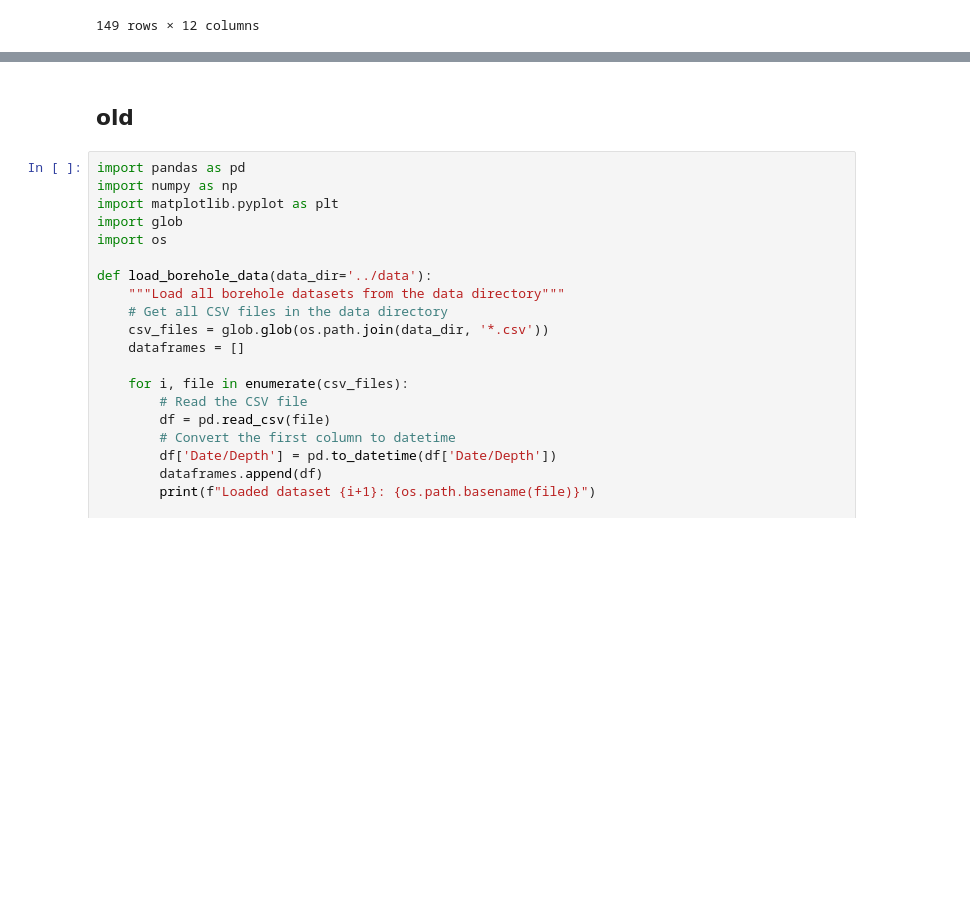
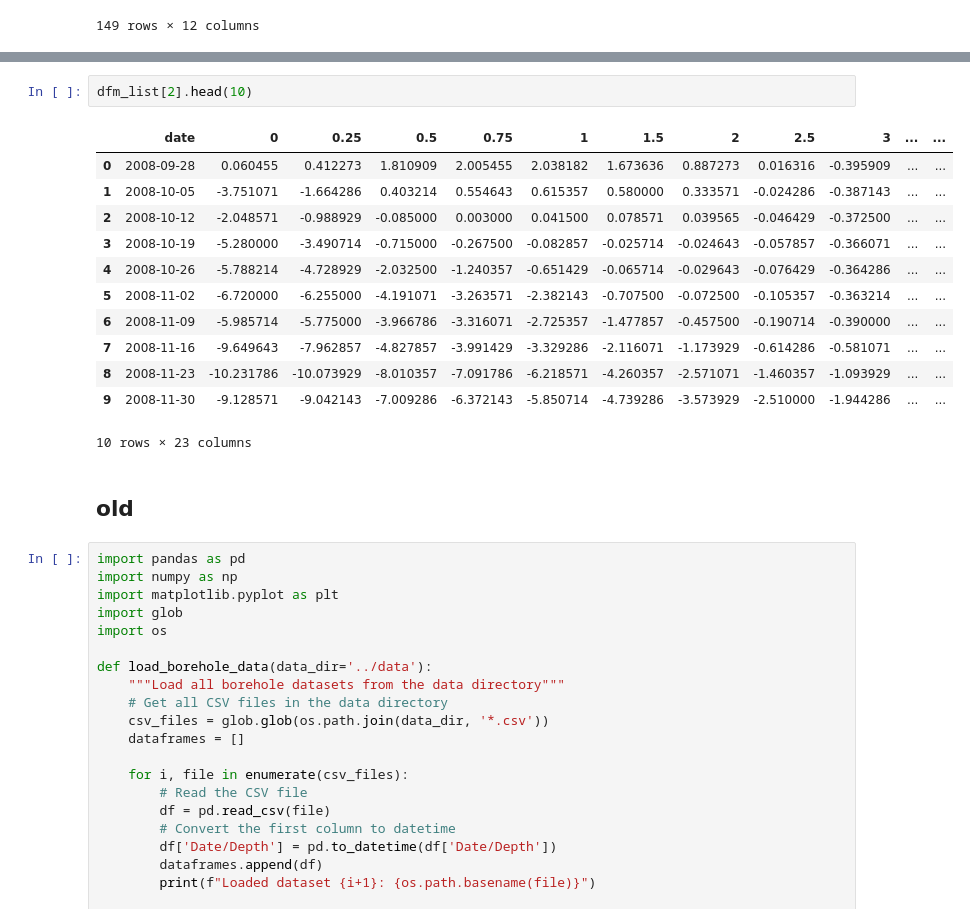
Before and after one commit to saha-raj/svalbard, a Jupyter notebook: python/eda-1.ipynb, the cells around one changed output, grey strips where cells are left out. Cells and saved outputs as stored; diff of their text form; blank space fills up the shorter version.

```diff
--- a/python/eda-1.ipynb
+++ b/python/eda-1.ipynb
@@ -887,3 +952,18 @@ Saved dataframe 5 to ../assets/data/svalbard_borehole_data_weekly_5.csv
+# %%
+dfm_list[2].head(10)
+# %% [output]
+|  | date | 0 | 0.25 | 0.5 | 0.75 | 1 | 1.5 | 2 | 2.5 | 3 | ... | ... |
+| 0 | 2008-09-28 | 0.060455 | 0.412273 | 1.810909 | 2.005455 | 2.038182 | 1.673636 | 0.887273 | 0.016316 | -0.395909 | ... | ... |
+| 1 | 2008-10-05 | -3.751071 | -1.664286 | 0.403214 | 0.554643 | 0.615357 | 0.580000 | 0.333571 | -0.024286 | -0.387143 | ... | ... |
+| 2 | 2008-10-12 | -2.048571 | -0.988929 | -0.085000 | 0.003000 | 0.041500 | 0.078571 | 0.039565 | -0.046429 | -0.372500 | ... | ... |
+| 3 | 2008-10-19 | -5.280000 | -3.490714 | -0.715000 | -0.267500 | -0.082857 | -0.025714 | -0.024643 | -0.057857 | -0.366071 | ... | ... |
+| 4 | 2008-10-26 | -5.788214 | -4.728929 | -2.032500 | -1.240357 | -0.651429 | -0.065714 | -0.029643 | -0.076429 | -0.364286 | ... | ... |
+| 5 | 2008-11-02 | -6.720000 | -6.255000 | -4.191071 | -3.263571 | -2.382143 | -0.707500 | -0.072500 | -0.105357 | -0.363214 | ... | ... |
+| 6 | 2008-11-09 | -5.985714 | -5.775000 | -3.966786 | -3.316071 | -2.725357 | -1.477857 | -0.457500 | -0.190714 | -0.390000 | ... | ... |
+| 7 | 2008-11-16 | -9.649643 | -7.962857 | -4.827857 | -3.991429 | -3.329286 | -2.116071 | -1.173929 | -0.614286 | -0.581071 | ... | ... |
+| 8 | 2008-11-23 | -10.231786 | -10.073929 | -8.010357 | -7.091786 | -6.218571 | -4.260357 | -2.571071 | -1.460357 | -1.093929 | ... | ... |
+| 9 | 2008-11-30 | -9.128571 | -9.042143 | -7.009286 | -6.372143 | -5.850714 | -4.739286 | -3.573929 | -2.510000 | -1.944286 | ... | ... |
+10 rows × 23 columns
 # %% [markdown]
 ## old
 # %%
```
Also changed, not shown: parts of 3 cells of this notebook, 8 other files.
